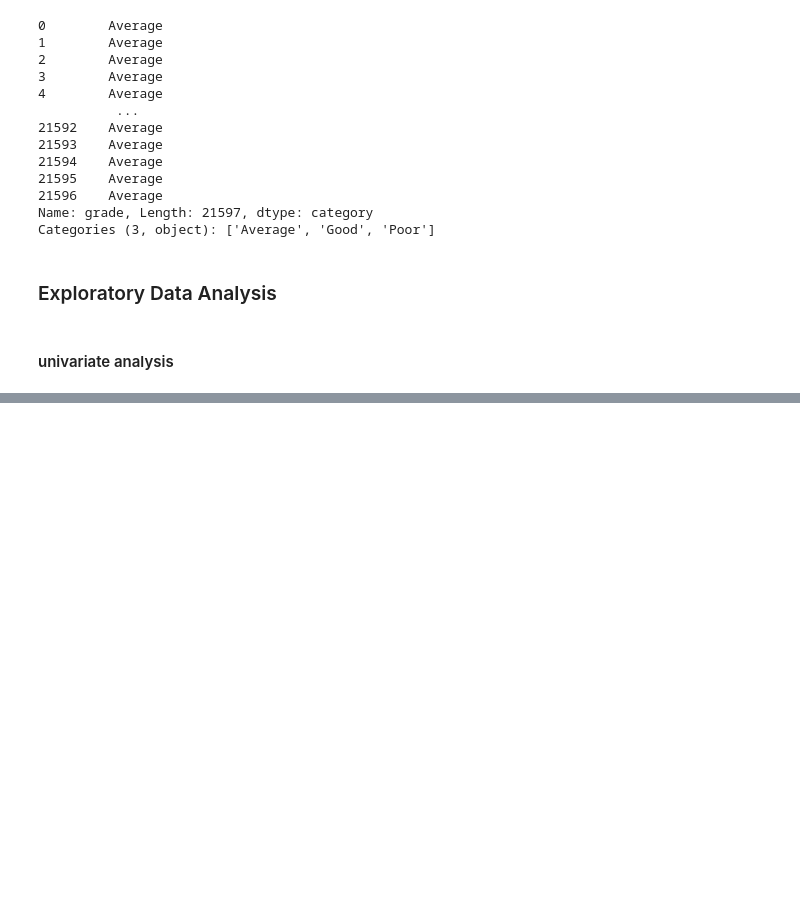
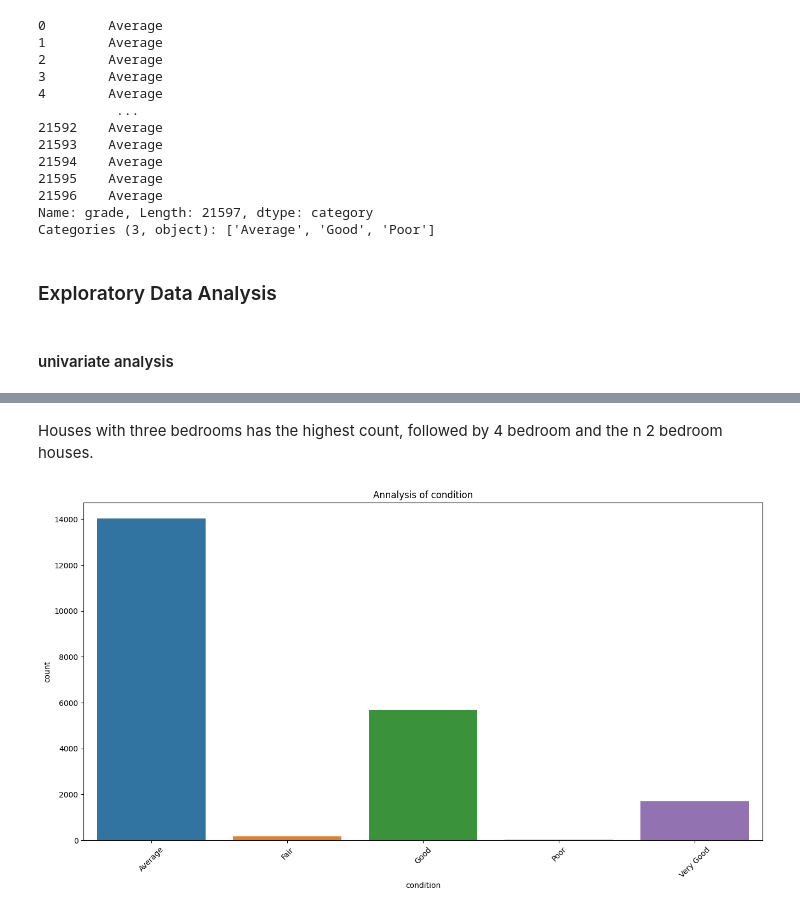
Before and after one commit to GraceAnyango/Housing-Analysis, a Jupyter notebook: KCHOUSING.ipynb, the cells around one changed output, grey strips where cells are left out. Cells and saved outputs as stored; diff of their text form; code cells hidden in the pictures; blank space fills up the shorter version.

```diff
--- a/KCHOUSING.ipynb
+++ b/KCHOUSING.ipynb
@@ -466,0 +467,6 @@ class EdaAnalysis:
+# %% [markdown]
+Houses with three bedrooms has the highest count, followed by 4 bedroom and the n 2 bedroom houses.
+# %%
+graph.univariate(df, 'condition')
+# %% [output]
+[figure, added]
```
Also changed, not shown: parts of 16 cells of this notebook.
